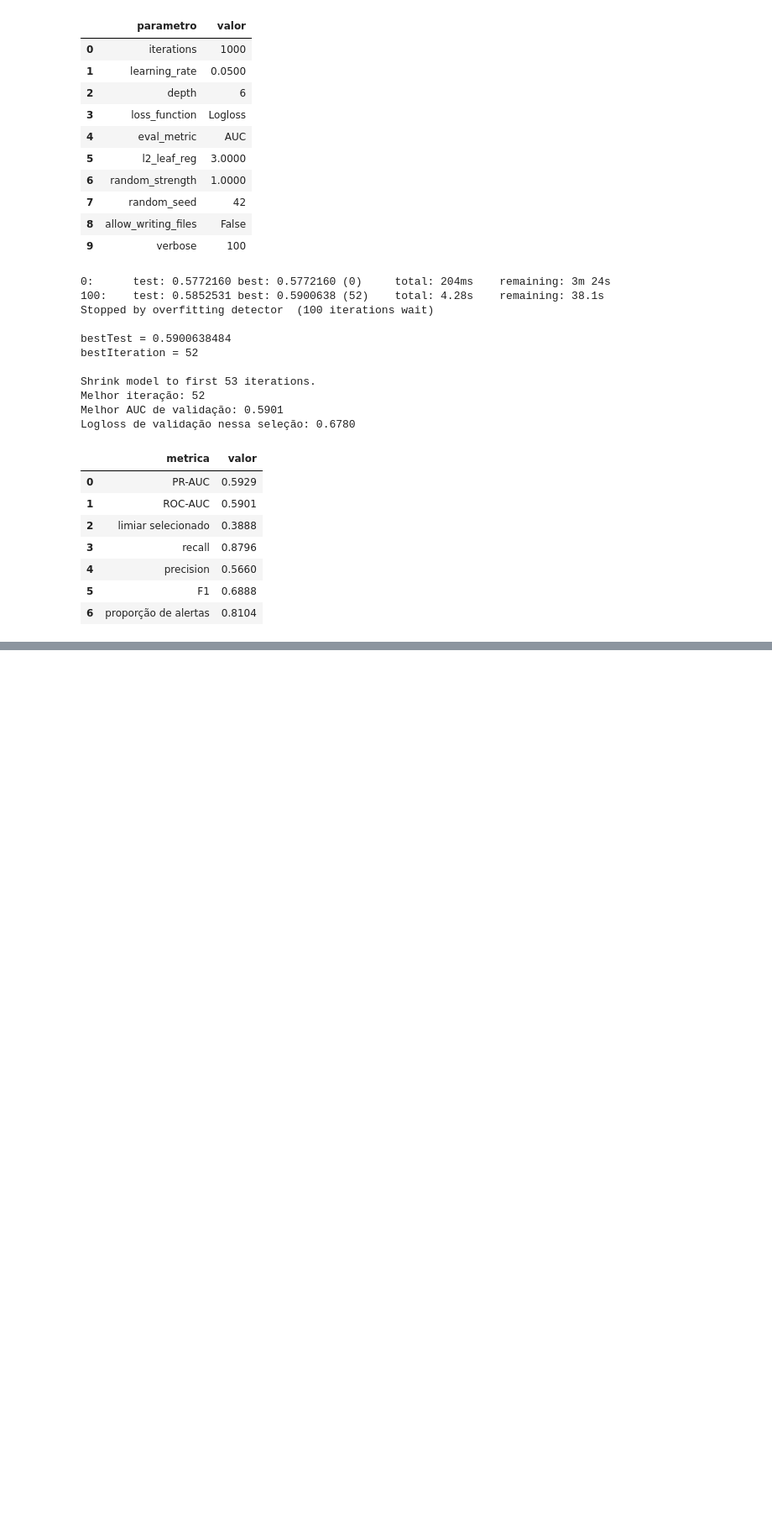
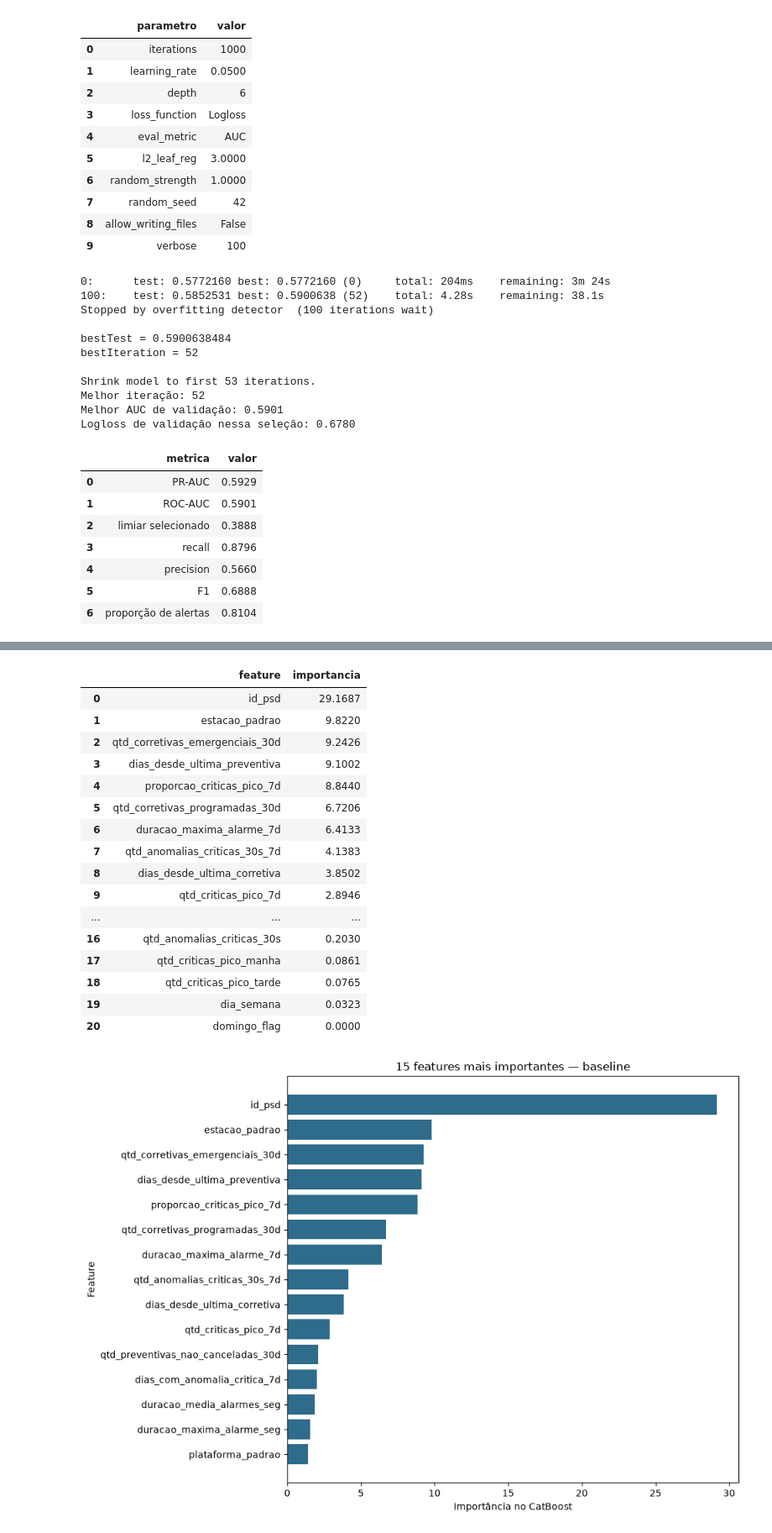
Before and after one commit to joaocardosodias/Lumem, a Jupyter notebook: src/modelo-07/03_treinamento_cat.ipynb, the cells around one changed output, grey strips where cells are left out. Shown at 84% size. Cells and saved outputs as stored; diff of their text form; code cells hidden in the pictures; blank space fills up the shorter version.

```diff
--- a/src/modelo-07/03_treinamento_cat.ipynb
+++ b/src/modelo-07/03_treinamento_cat.ipynb
@@ -247,0 +296,35 @@ display(metricas_validacao)
+# %%
+importancias_features = pd.DataFrame({
+    "feature": features_modelo,
+    "importancia": modelo_baseline.get_feature_importance(),
+}).sort_values("importancia", ascending=False).reset_index(drop=True)
+
+display(importancias_features)
+
+top_features = importancias_features.head(15).sort_values("importancia")
+plt.figure(figsize=(10, 7))
+plt.barh(top_features["feature"], top_features["importancia"], color="#2F6B8A")
+plt.xlabel("Importância no CatBoost")
+plt.ylabel("Feature")
+plt.title("15 features mais importantes — baseline")
+plt.tight_layout()
+plt.show()
+# %% [output]
+|  | feature | importancia |
+| 0 | id_psd | 29.1687 |
+| 1 | estacao_padrao | 9.8220 |
+| 2 | qtd_corretivas_emergenciais_30d | 9.2426 |
+| 3 | dias_desde_ultima_preventiva | 9.1002 |
+| 4 | proporcao_criticas_pico_7d | 8.8440 |
+| 5 | qtd_corretivas_programadas_30d | 6.7206 |
+| 6 | duracao_maxima_alarme_7d | 6.4133 |
+| 7 | qtd_anomalias_criticas_30s_7d | 4.1383 |
+| 8 | dias_desde_ultima_corretiva | 3.8502 |
+| 9 | qtd_criticas_pico_7d | 2.8946 |
+| ... | ... | ... |
+| 16 | qtd_anomalias_criticas_30s | 0.2030 |
+| 17 | qtd_criticas_pico_manha | 0.0861 |
+| 18 | qtd_criticas_pico_tarde | 0.0765 |
+| 19 | dia_semana | 0.0323 |
+| 20 | domingo_flag | 0.0000 |
+[figure, added]
```
Also changed, not shown: parts of 3 cells of this notebook.
